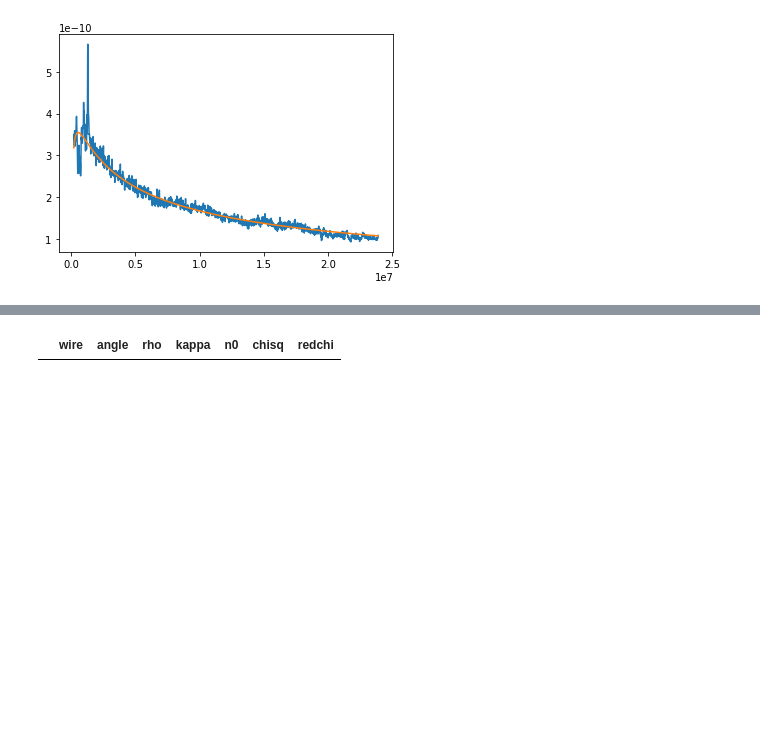
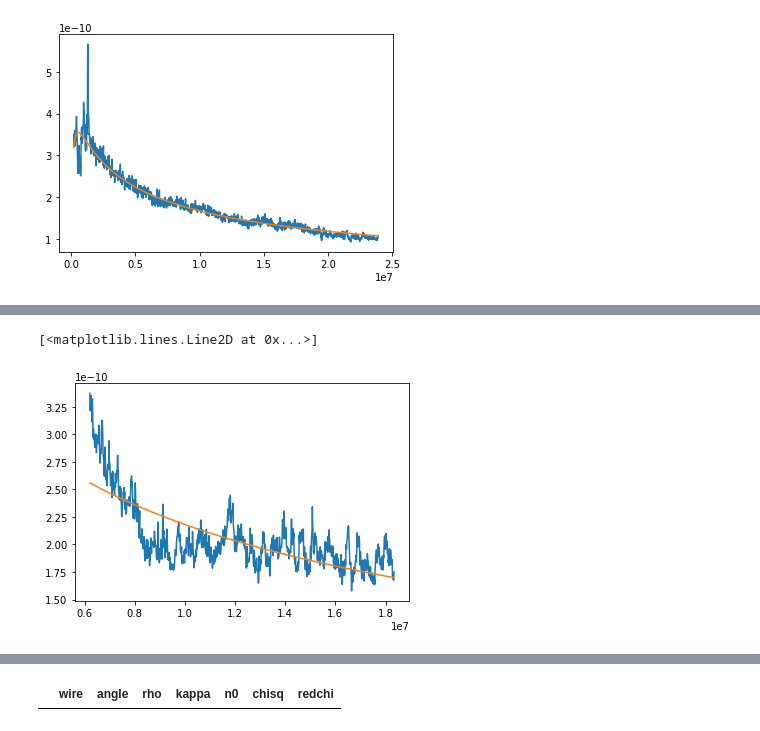
Before and after one commit to carlidel/wire_compensator_data, a Jupyter notebook: generic_fits.ipynb, the cells around one changed output, grey strips where cells are left out. Drawn from its saved outputs; the diff is of its cells as text; code cells hidden in the pictures; blank space fills up the shorter version.

```diff
--- a/generic_fits.ipynb
+++ b/generic_fits.ipynb
@@ -821,0 +828,6 @@ plt.plot(best_fits_3[0]["xdata"], best_fits_3[0]["ydata"] - best_fits_3[0]["lmfi
+# %%
+plt.plot(best_fits_3[2]["xdata"], best_fits_3[2]["ydata"], label="data")
+plt.plot(best_fits_3[2]["xdata"], best_fits_3[2]["ydata"] - best_fits_3[2]["lmfit"].residual, label="residual")
+# %% [output]
+[<matplotlib.lines.Line2D at 0x...>]
+[figure, added]
```
Also changed, not shown: parts of 2 cells of this notebook, 2 other files.
